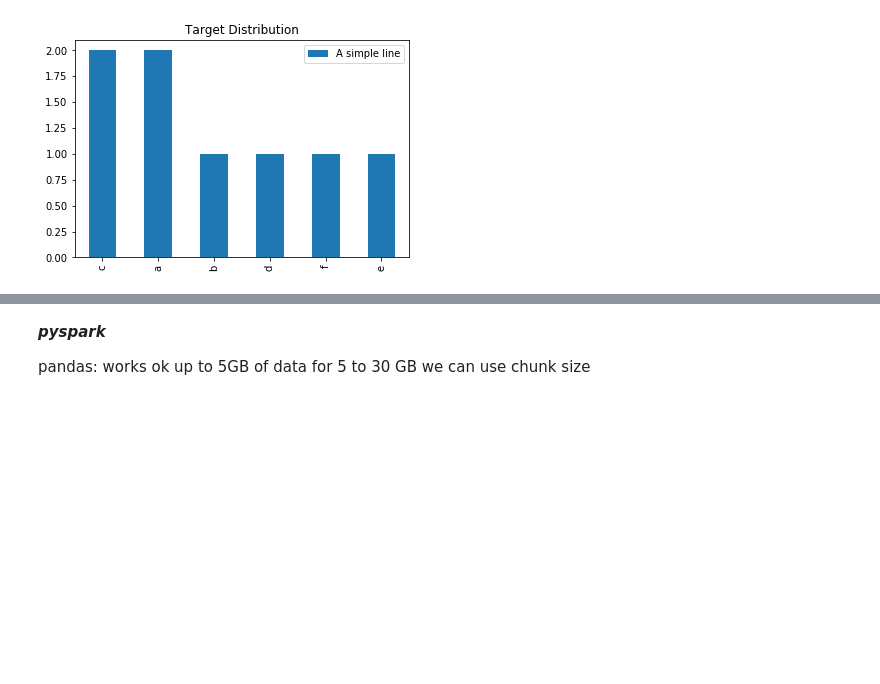
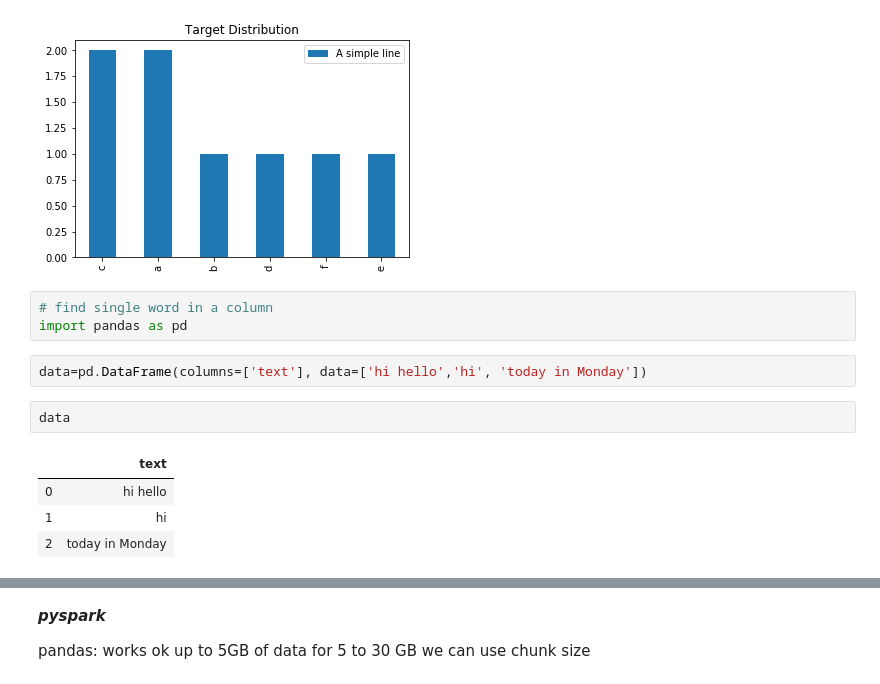
Before and after one commit to arijitde-marvell/python_misc, a Jupyter notebook: python_miscellaneous.ipynb, the cells around one changed output, grey strips where cells are left out. Drawn from its saved outputs; the diff is of its cells as text; blank space fills up the shorter version.

```diff
--- a/python_miscellaneous.ipynb
+++ b/python_miscellaneous.ipynb
@@ -84,3 +84,15 @@ plt.legend(['A simple line'])
 plt.show()
 # %% [output]
 [figure]
+# %%
+# find single word in a column
+import pandas as pd
+# %%
+data=pd.DataFrame(columns=['text'], data=['hi hello','hi', 'today in Monday'])
+# %%
+data
+# %% [output]
+|  | text |
+| 0 | hi hello |
+| 1 | hi |
+| 2 | today in Monday |
```
Also changed, not shown: parts of 21 cells of this notebook.
